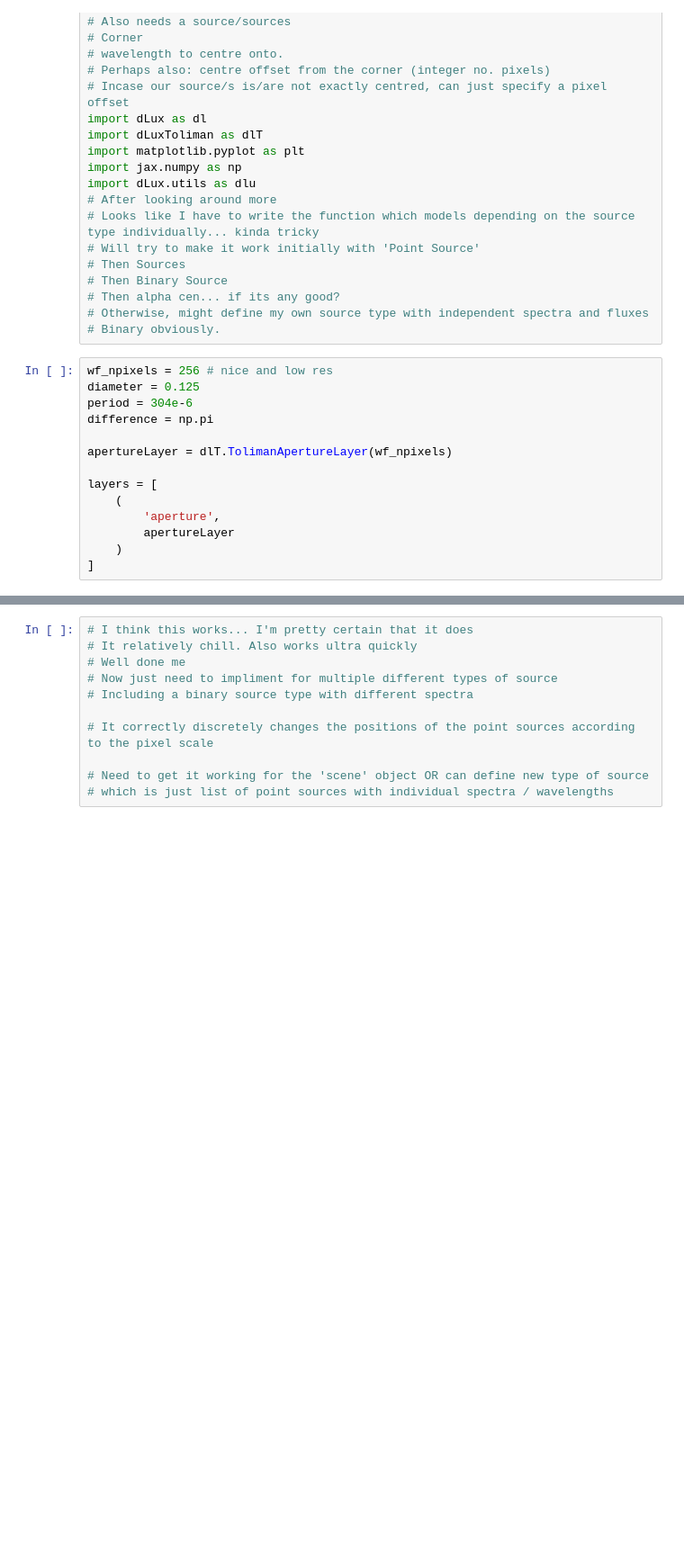
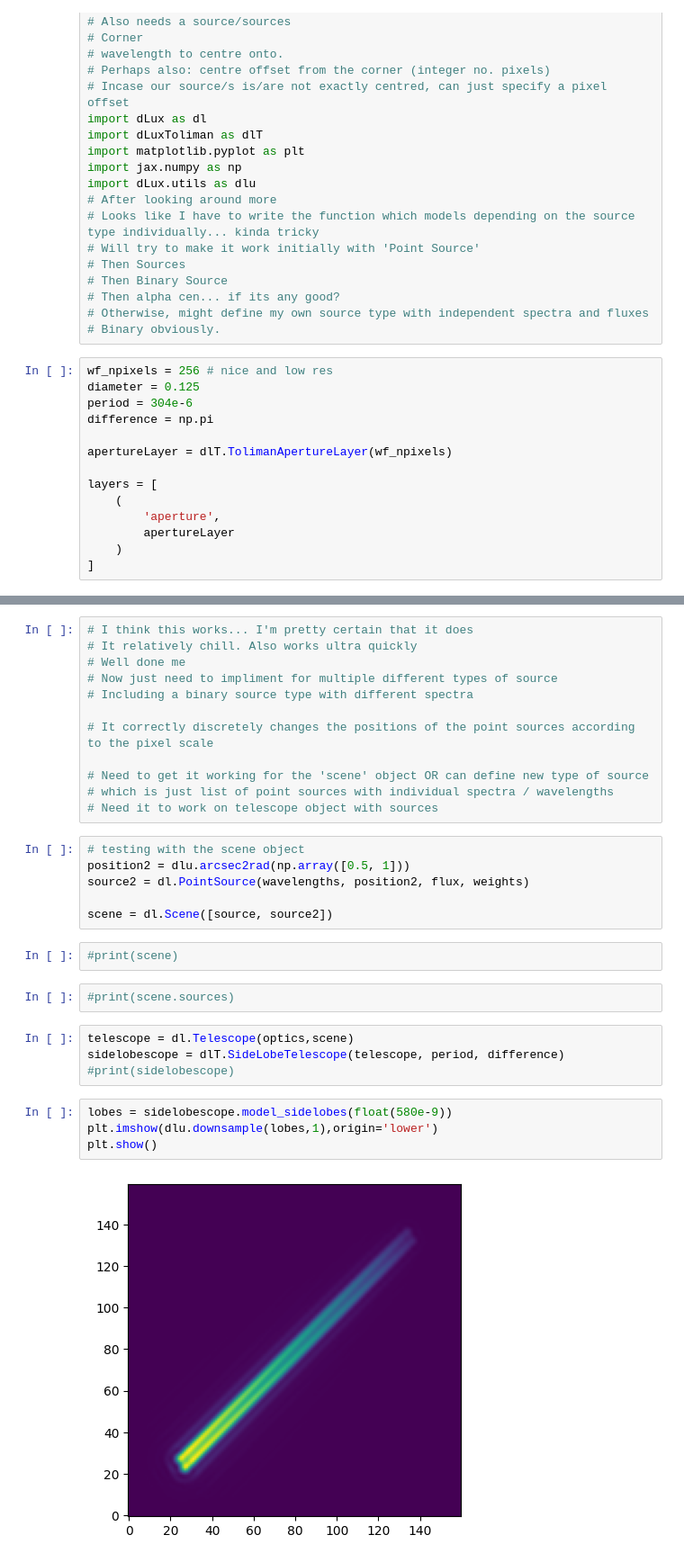
Before and after one commit to milolangker/honours, a Jupyter notebook: wk7-8/efficientlobe.ipynb, the cells around one changed output, grey strips where cells are left out. Shown at 90% size. Drawn from its saved outputs; the diff is of its cells as text; blank space fills up the shorter version.

```diff
--- a/wk7-8/efficientlobe.ipynb
+++ b/wk7-8/efficientlobe.ipynb
@@ -74,3 +90,24 @@ plt.show()
 
 # Need to get it working for the 'scene' object OR can define new type of source
 # which is just list of point sources with individual spectra / wavelengths
+# Need it to work on telescope object with sources
+# %%
+# testing with the scene object
+position2 = dlu.arcsec2rad(np.array([0.5, 1]))
+source2 = dl.PointSource(wavelengths, position2, flux, weights)
+
+scene = dl.Scene([source, source2])
+# %%
+#print(scene)
+# %%
+#print(scene.sources)
+# %%
+telescope = dl.Telescope(optics,scene)
+sidelobescope = dlT.SideLobeTelescope(telescope, period, difference)
+#print(sidelobescope)
+# %%
+lobes = sidelobescope.model_sidelobes(float(580e-9))
+plt.imshow(dlu.downsample(lobes,1),origin='lower')
+plt.show()
+# %% [output]
+[figure, added]
```
Also changed, not shown: parts of 6 cells of this notebook, 4 other files.
